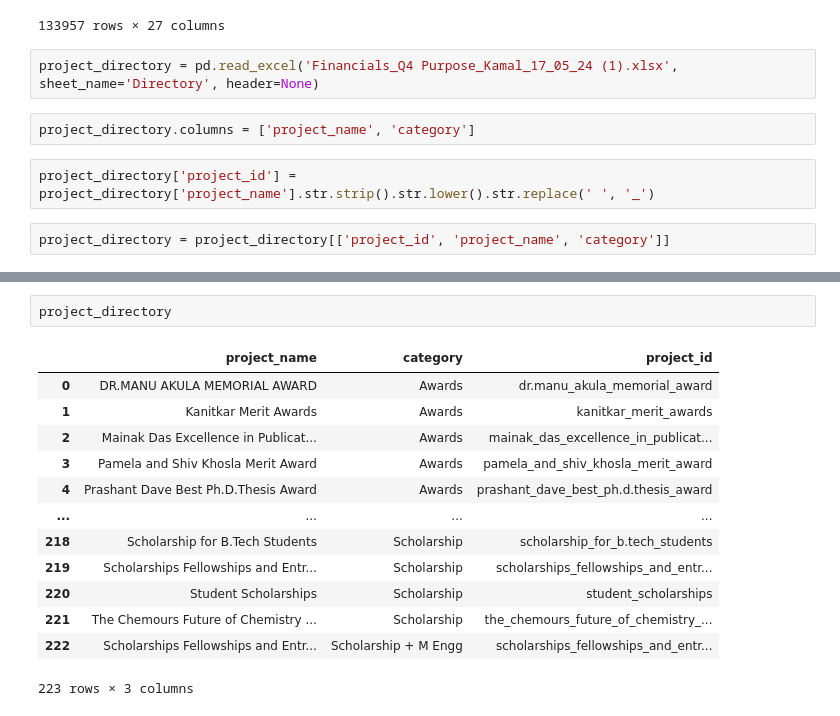
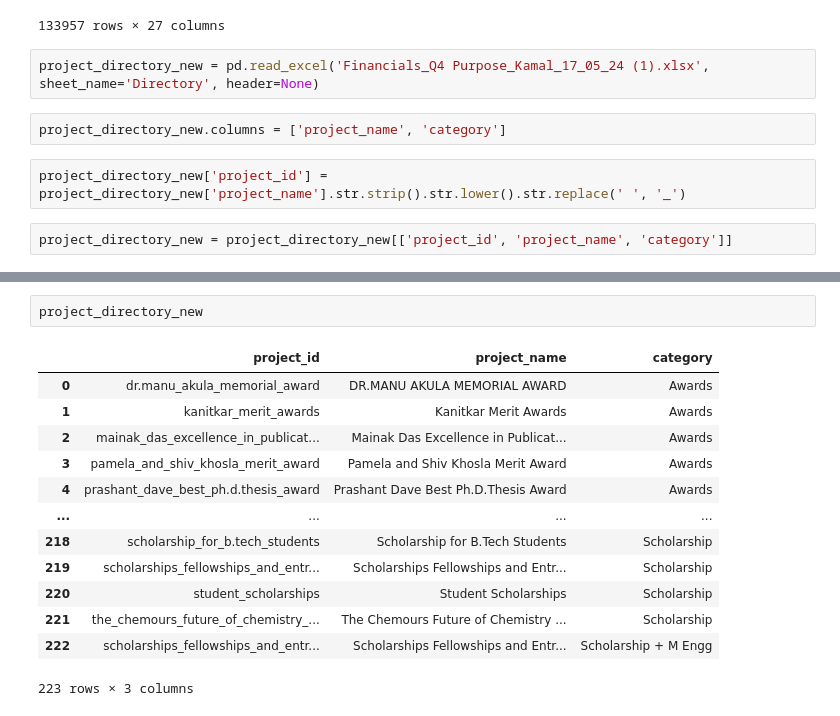
Before and after one commit to khamsakamal48/Funds-receivable-in-ERP, a Jupyter notebook: Working Analysis.ipynb, the cells around one changed output, grey strips where cells are left out. Drawn from its saved outputs; the diff is of its cells as text.

Commit message:
Added changes related to Project Directory

```diff
--- a/Working Analysis.ipynb
+++ b/Working Analysis.ipynb
@@ -226,11 +226,11 @@ transaction
 | 133956 | 1.002124e+09 | 2.426003e+09 | 2024-07-12 | 2024-07-05 | SB | DO/2024-VCSF | ... |
 133957 rows × 27 columns
 # %%
-project_directory = pd.read_excel('Financials_Q4 Purpose_Kamal_17_05_24 (1).xlsx', sheet_name='Directory', header=None)
+project_directory_new = pd.read_excel('Financials_Q4 Purpose_Kamal_17_05_24 (1).xlsx', sheet_name='Directory', header=None)
 # %%
-project_directory.columns = ['project_name', 'category']
+project_directory_new.columns = ['project_name', 'category']
 # %%
-project_directory['project_id'] = project_directory['project_name'].str.strip().str.lower().str.replace(' ', '_')
+project_directory_new['project_id'] = project_directory_new['project_name'].str.strip().str.lower().str.replace(' ', '_')
 # %%
-project_directory = project_directory[['project_id', 'project_name', 'category']]
+project_directory_new = project_directory_new[['project_id', 'project_name', 'category']]
 # %%
@@ -285,19 +305,19 @@ project_directory[project_directory['category'] == 'Centre']
 | 18 | scan_project | SCAN project | Centre |
 | 19 | synopsys_semiconductor_lab_for_vi... | Synopsys Semiconductor lab for Vi... | Centre |
 # %%
-project_directory
+project_directory_new
 # %% [output]
-|  | project_name | category | project_id |
-| 0 | DR.MANU AKULA MEMORIAL AWARD | Awards | dr.manu_akula_memorial_award |
-| 1 | Kanitkar Merit Awards | Awards | kanitkar_merit_awards |
-| 2 | Mainak Das Excellence in Publicat... | Awards | mainak_das_excellence_in_publicat... |
-| 3 | Pamela and Shiv Khosla Merit Award | Awards | pamela_and_shiv_khosla_merit_award |
-| 4 | Prashant Dave Best Ph.D.Thesis Award | Awards | prashant_dave_best_ph.d.thesis_award |
+|  | project_id | project_name | category |
+| 0 | dr.manu_akula_memorial_award | DR.MANU AKULA MEMORIAL AWARD | Awards |
+| 1 | kanitkar_merit_awards | Kanitkar Merit Awards | Awards |
+| 2 | mainak_das_excellence_in_publicat... | Mainak Das Excellence in Publicat... | Awards |
+| 3 | pamela_and_shiv_khosla_merit_award | Pamela and Shiv Khosla Merit Award | Awards |
+| 4 | prashant_dave_best_ph.d.thesis_award | Prashant Dave Best Ph.D.Thesis Award | Awards |
 | ... | ... | ... | ... |
-| 218 | Scholarship for B.Tech Students | Scholarship | scholarship_for_b.tech_students |
-| 219 | Scholarships Fellowships and Entr... | Scholarship | scholarships_fellowships_and_entr... |
-| 220 | Student Scholarships | Scholarship | student_scholarships |
-| 221 | The Chemours Future of Chemistry ... | Scholarship | the_chemours_future_of_chemistry_... |
-| 222 | Scholarships Fellowships and Entr... | Scholarship + M Engg | scholarships_fellowships_and_entr... |
+| 218 | scholarship_for_b.tech_students | Scholarship for B.Tech Students | Scholarship |
+| 219 | scholarships_fellowships_and_entr... | Scholarships Fellowships and Entr... | Scholarship |
+| 220 | student_scholarships | Student Scholarships | Scholarship |
+| 221 | the_chemours_future_of_chemistry_... | The Chemours Future of Chemistry ... | Scholarship |
+| 222 | scholarships_fellowships_and_entr... | Scholarships Fellowships and Entr... | Scholarship + M Engg |
 223 rows × 3 columns
 # %%
```
Also changed, not shown: parts of 9 cells of this notebook, 2 other files.
